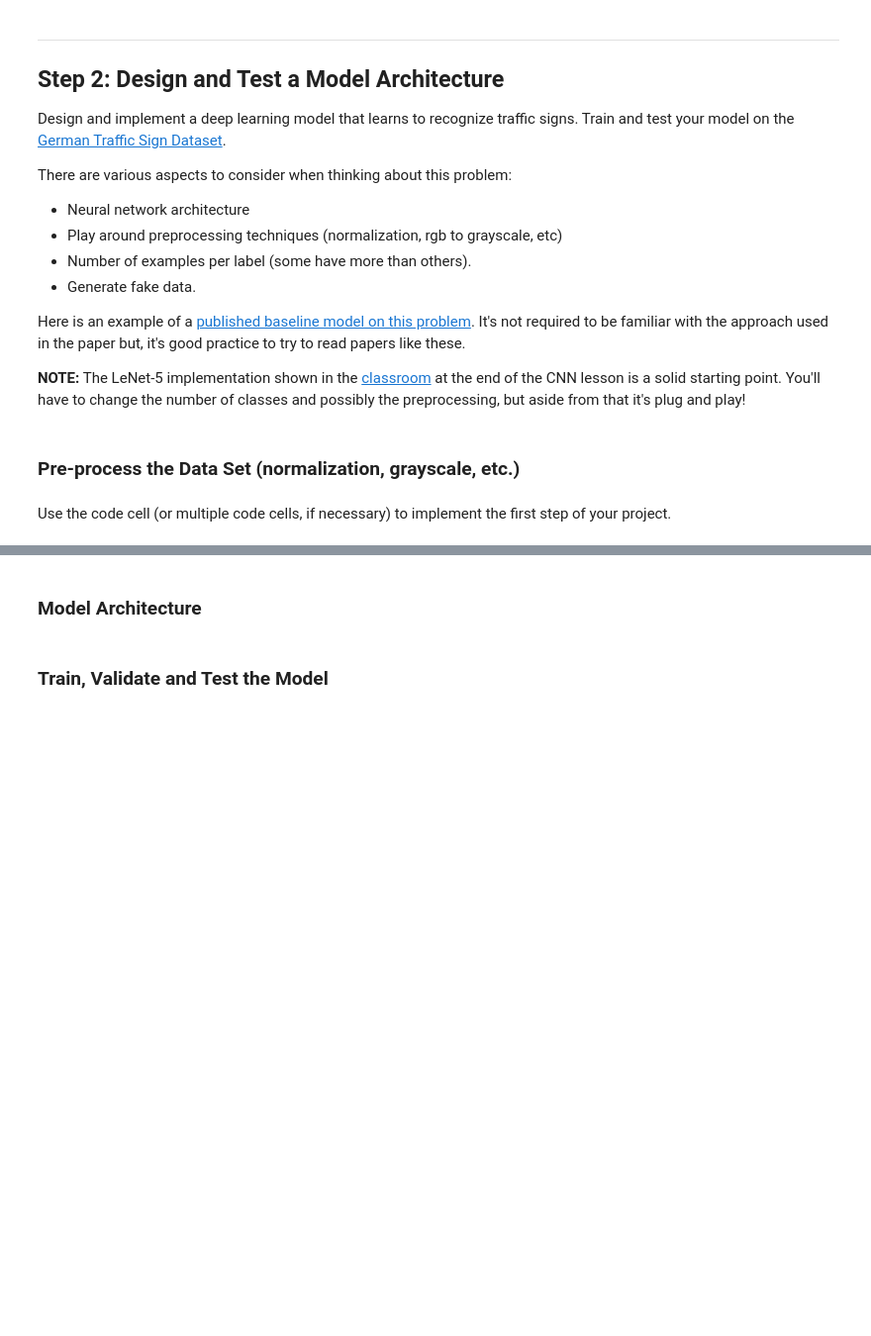
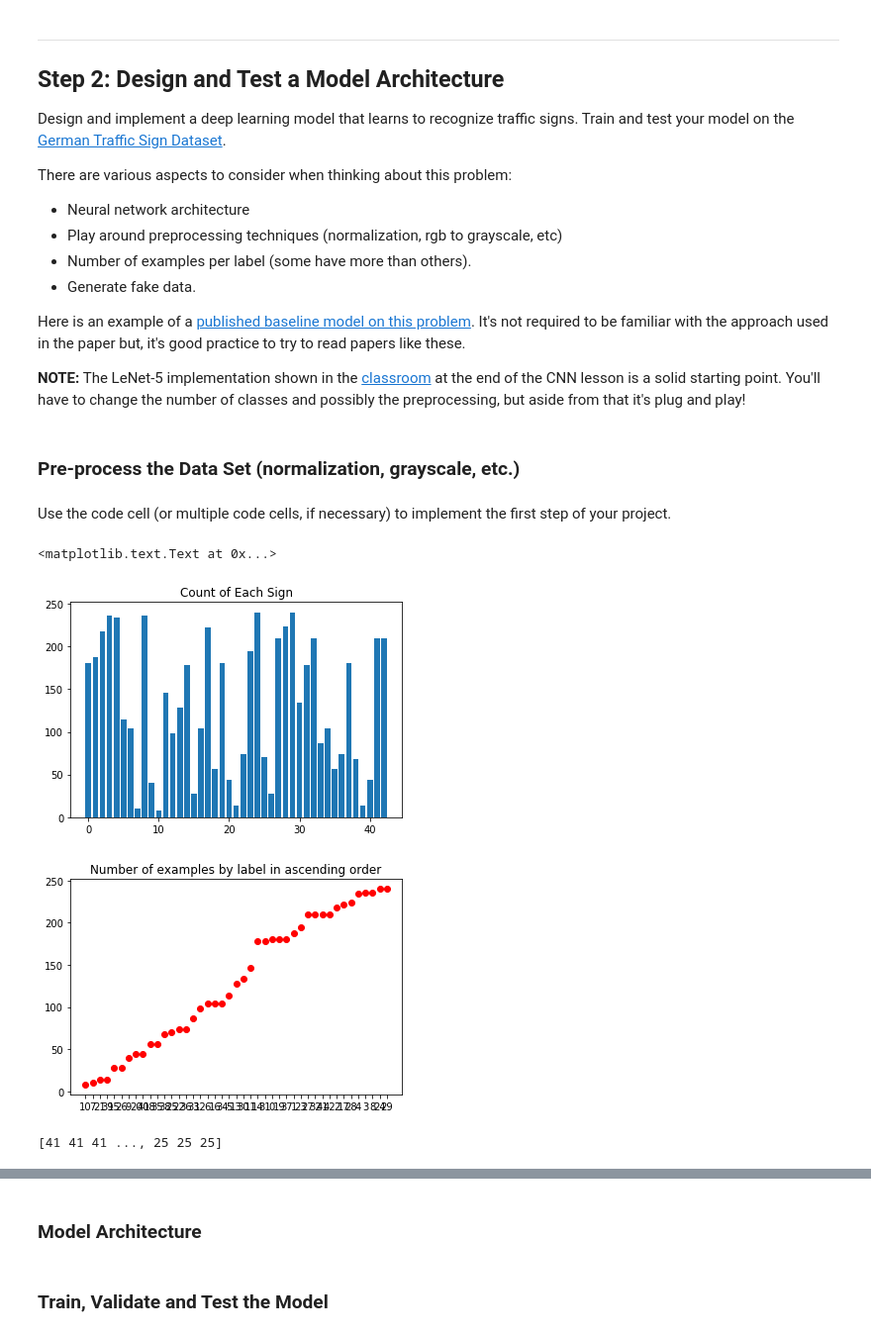
Before and after one commit to IanBoyanZhang/CarND-Traffic-Sign-Classifier-Project, a Jupyter notebook: Traffic_Sign_Classifier.ipynb, the cells around one changed output, grey strips where cells are left out. Shown at 99% size. Saved outputs shown, nothing was run; the diff lists cells and outputs as text; code cells hidden in the pictures; blank space fills up the shorter version.

```diff
--- a/Traffic_Sign_Classifier.ipynb
+++ b/Traffic_Sign_Classifier.ipynb
@@ -174,4 +174,61 @@ Use the code cell (or multiple code cells, if necessary) to implement the first
 # %%
 ### Preprocess the data here. Preprocessing steps could include normalization, converting to grayscale, etc.
 ### Feel free to use as many code cells as needed.
+# %%
+def counting_by_labels(labels):
+    count = np.zeros(shape=(n_classes), dtype=np.uint8)
+    for i in range(0, len(labels)):
+        count[labels[i]]+=1
+    return count
+
+# Counting data
+# count = np.ndarray(shape=(n_classes, 1), dtype=np.uint8)
+y_dict_count = counting_by_labels(y_train)
+
+# Visualize data labels
+plt.figure()
+
+x = np.arange(0, n_classes)
+y = y_dict_count
+# y = np.sin(x)
+plt.bar(x, y)
+plt.title("Count of Each Sign")
+
+# Sort a python dictionary by value
+# http://stackoverflow.com/questions/613183/sort-a-python-dictionary-by-value
+import operator
+x_dict = dict(enumerate(y_dict_count.tolist()))
+sorted_x = sorted(x_dict.items(), key=operator.itemgetter(1))
+
+sorted_x = np.asarray(sorted_x)
+fig3 = plt.figure()
+# plt.plot(res[:, 1], res[:, 0], 'ro')
+x = np.arange(0, len(sorted_x[:, 0]))
+plt.xticks(x, sorted_x[:, 0])
+plt.plot(x, sorted_x[:, 1], 'ro')
+plt.title("Number of examples by label in ascending order")
+# %% [output]
+<matplotlib.text.Text at 0x...>
+[figure, added]
+[figure, added]
+# %%
+# Category data_id by labels
+from collections import defaultdict
+ids_by_labels = defaultdict(list)
+
+# defaultdict（<type 'list'>, {labels: ['id_0', 'id_1', ...]}）
+id_by_labels = defaultdict(list)
+for count, elem in enumerate(y_train):
+    id_by_labels[elem].append(count)
+
+def get_list_from_id_by_labels(num_of_labels):
+    range_list = []
+    for i in range(num_of_labels):
+        for j in range(len(id_by_labels[i])):
+            range_list.append(id_by_labels[i][j])
+    return range_list
+
+print(y_train)
+# %% [output]
+[41 41 41 ..., 25 25 25]
 # %%
```
Also changed, not shown: parts of 7 cells of this notebook.
